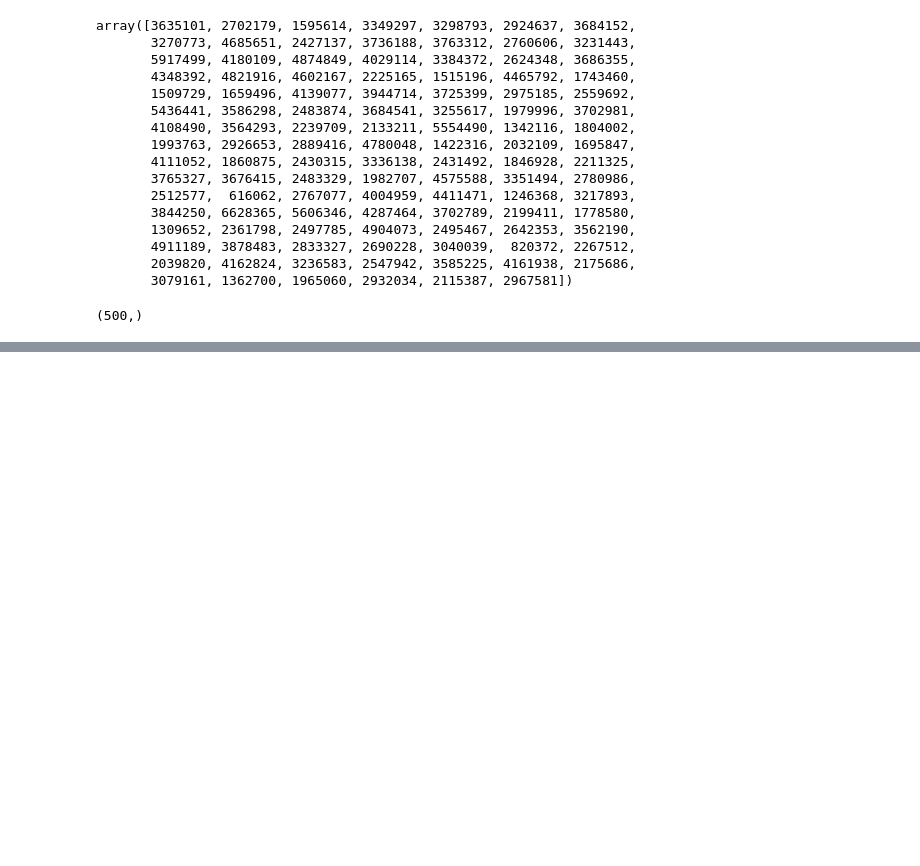
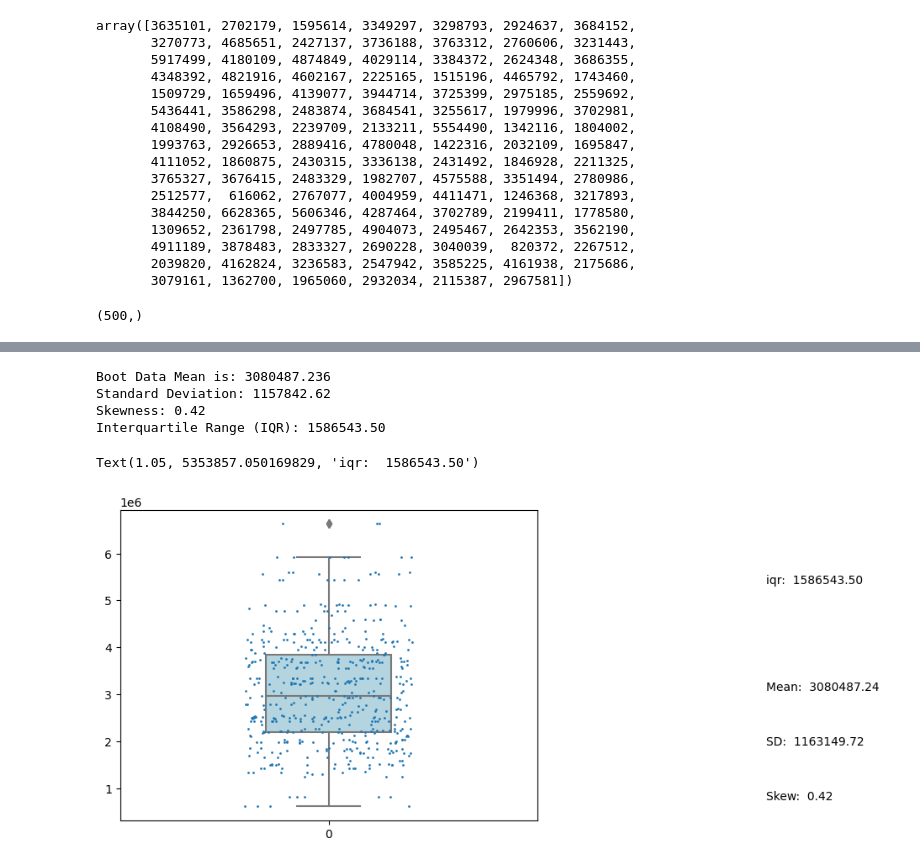
Before and after one commit to jtdocter27/Engineering-Probability---Statistics, a Jupyter notebook: R_project.ipynb, the cells around one changed output, grey strips where cells are left out. Cells and saved outputs as stored; diff of their text form; code cells hidden in the pictures; blank space fills up the shorter version.

```diff
--- a/R_project.ipynb
+++ b/R_project.ipynb
@@ -387,0 +389,12 @@ plt.show()
+# %%
+def bootstrap(data, num_samples):
+    bootstraped_data = []
+    for _ in range(num_samples): #does it num_samples amount of time
+        boot_sample = np.random.choice(data, replace=True) #resamples the data with replacement
+        bootstraped_data.append(boot_sample)
+    return np.array(bootstraped_data)
+
+data = may
+num_samples = 500
+boot_data = bootstrap(may, num_samples)
+boot_data
@@ -387,0 +419,30 @@ plt.show()
+# %%
+mean = np.mean(boot_data)
+print('Boot Data Mean is:', mean)
+# Standard Deviation
+std_dev = np.std(boot_data)
+print(f"Standard Deviation: {std_dev:.2f}")
+
+# Skew
+skewness = stats.skew(boot_data)
+print(f"Skewness: {skewness:.2f}")
+
+# IQR
+q75, q25 = np.percentile(data, [75, 25])
+iqr = q75 - q25
+print(f"Interquartile Range (IQR): {iqr:.2f}")
+# %% [output]
+Boot Data Mean is: 3080487.236
+Standard Deviation: 1157842.62
+Skewness: 0.42
+Interquartile Range (IQR): 1586543.50
+# %%
+sns.boxplot(data=boot_data, color='lightblue', width = 0.3)
+sns.stripplot(data=boot_data, size=2, jitter = 0.2)
+plt.text(1.05, mean, f'Mean: {mean: .2f}') #mean
+plt.text(1.05, mean - sd, f'SD: {sd: .2f}')
+plt.text(1.05, mean - 2*sd, f'Skew: {skewness: .2f}')
+plt.text(1.05, iqr / 2 + median, f'iqr: {iqr: .2f}')
+# %% [output]
+Text(1.05, 5353857.050169829, 'iqr:  1586543.50')
+[figure, added]
```
Also changed, not shown: parts of 6 cells of this notebook.
